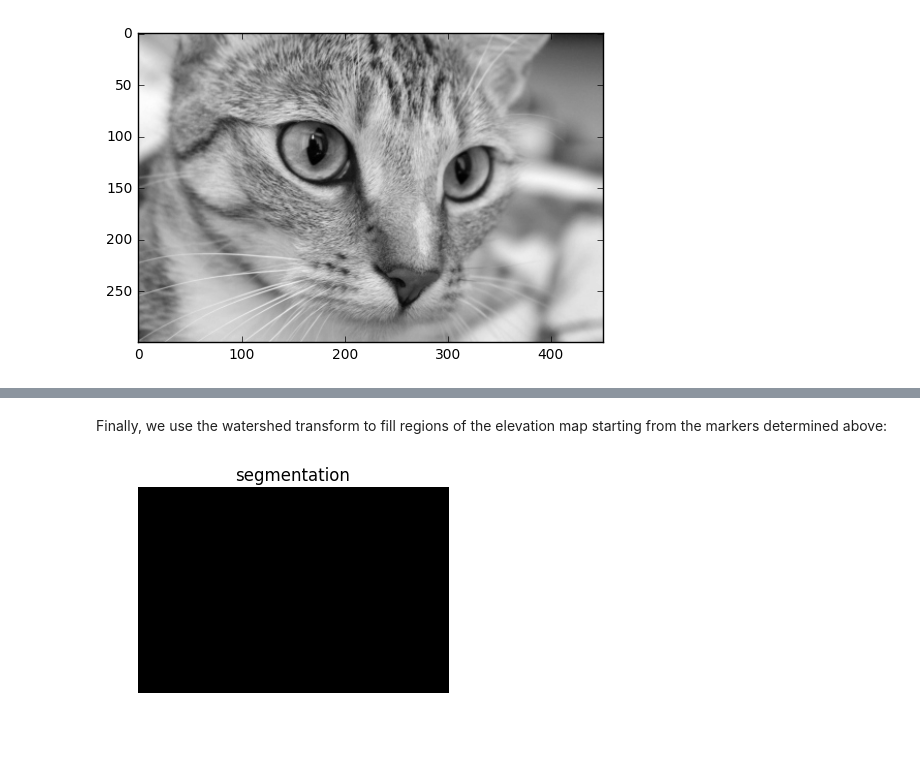
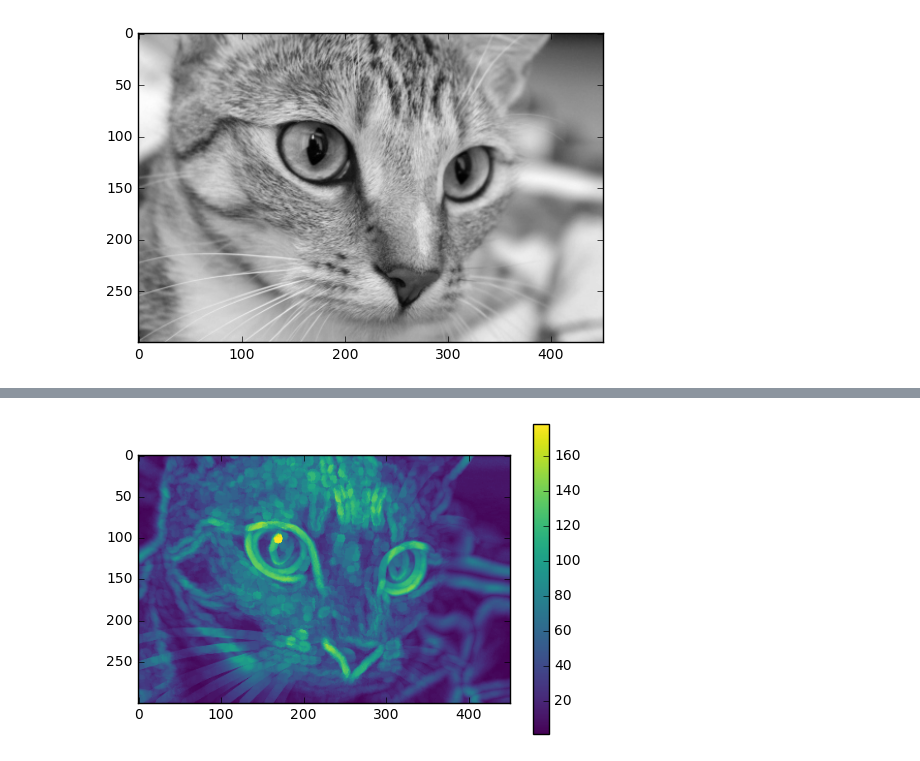
Before and after one commit to franktoffel/pyportrait, a Jupyter notebook: PyPortrait-interactive-demo.ipynb, the cells around one changed output, grey strips where cells are left out. Drawn from its saved outputs; the diff is of its cells as text; code cells hidden in the pictures.

```diff
--- a/PyPortrait-interactive-demo.ipynb
+++ b/PyPortrait-interactive-demo.ipynb
@@ -95,14 +37,14 @@ ax.set_adjustable('box-forced')
-# %% [markdown]
-Finally, we use the watershed transform to fill regions of the elevation map starting from the markers determined above:
-# %%
-from skimage import morphology
-
-segmentation = morphology.watershed(elevation_map, markers)
-
-fig, ax = plt.subplots(figsize=(4, 3))
-ax.imshow(segmentation, cmap=plt.cm.gray, interpolation='nearest')
-ax.set_title('segmentation')
-ax.axis('off')
-ax.set_adjustable('box-forced')
-# %% [output]
-[figure, removed]
+# %%
+#https://github.com/scikit-image/scikit-image/blob/master/skimage/filters/rank/generic.py#L279
+
+from skimage.morphology import disk
+from skimage.filters.rank import gradient, gradient_percentile
+
+selection_element = disk(5) # matrix of n pixels with a disk shape
+
+cat_sharpness = gradient(cat_gray, selection_element)
+plt.imshow(cat_sharpness, cmap="viridis")
+plt.colorbar()
+plt.show()
+# %% [output]
+[figure, added]
```
Also changed, not shown: parts of 15 cells of this notebook.
